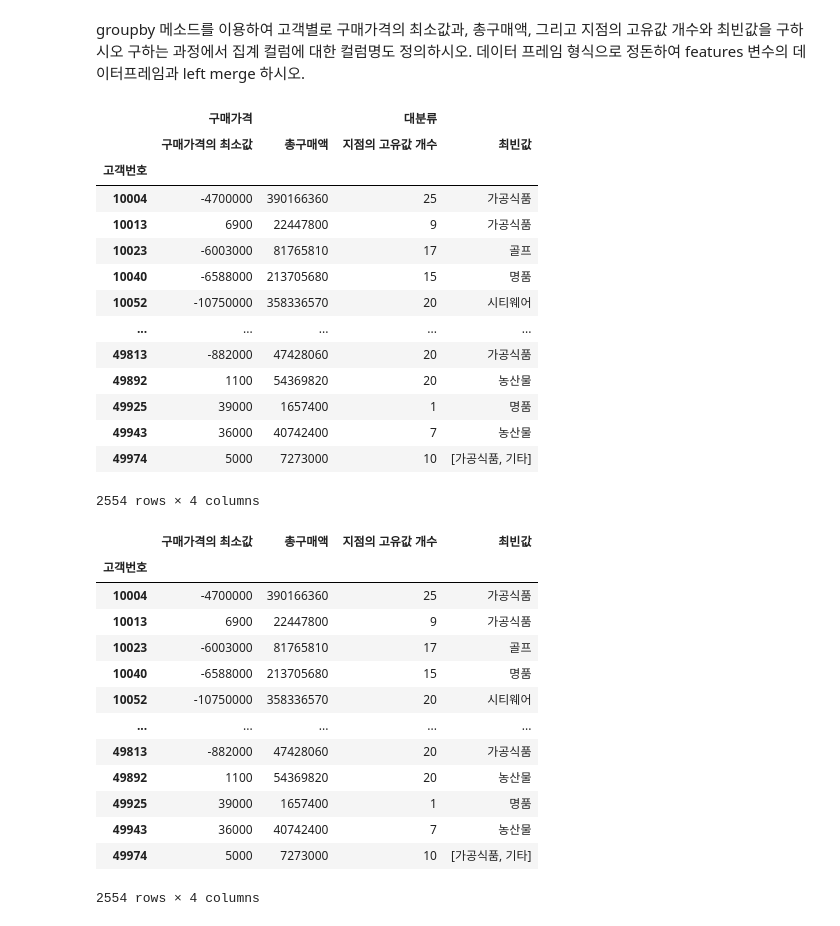
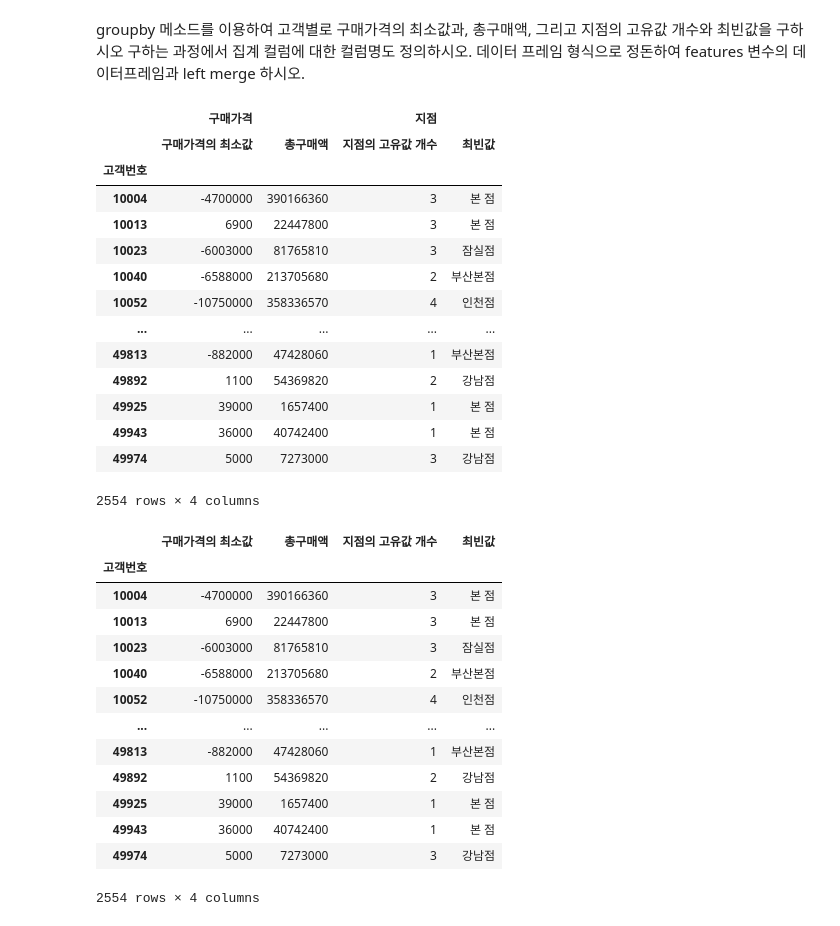
Before and after one commit to DoItSon/playdata, a Jupyter notebook: Python2/09_Pandas를_이용한_전처리.ipynb, the cells around one changed output. Saved outputs shown, nothing was run; the diff lists cells and outputs as text; code cells hidden in the pictures.

```diff
--- a/Python2/09_Pandas를_이용한_전처리.ipynb
+++ b/Python2/09_Pandas를_이용한_전처리.ipynb
@@ -1473,29 +1485,29 @@ features 변수의 데이터프레임과 left merge 하시오.
 # %%
 agg_dict = {"구매가격":[
     ("구매가격의 최소값","min"),
     ("총구매액","sum")
     ],
-            "대분류":[
+            "지점":[
                 ("지점의 고유값 개수","nunique"),
                 ("최빈값",lambda x : x.mode())
                 ]}
 tmp = df.groupby("고객번호").agg(agg_dict)
 tmp
 # %% [output]
-|  | 구매가격 |  | 대분류 |  |
+|  | 구매가격 |  | 지점 |  |
 |  | 구매가격의 최소값 | 총구매액 | 지점의 고유값 개수 | 최빈값 |
 | 고객번호 |  |  |  |  |
-| 10004 | -4700000 | 390166360 | 25 | 가공식품 |
-| 10013 | 6900 | 22447800 | 9 | 가공식품 |
-| 10023 | -6003000 | 81765810 | 17 | 골프 |
-| 10040 | -6588000 | 213705680 | 15 | 명품 |
-| 10052 | -10750000 | 358336570 | 20 | 시티웨어 |
+| 10004 | -4700000 | 390166360 | 3 | 본 점 |
+| 10013 | 6900 | 22447800 | 3 | 본 점 |
+| 10023 | -6003000 | 81765810 | 3 | 잠실점 |
+| 10040 | -6588000 | 213705680 | 2 | 부산본점 |
+| 10052 | -10750000 | 358336570 | 4 | 인천점 |
 | ... | ... | ... | ... | ... |
-| 49813 | -882000 | 47428060 | 20 | 가공식품 |
-| 49892 | 1100 | 54369820 | 20 | 농산물 |
-| 49925 | 39000 | 1657400 | 1 | 명품 |
-| 49943 | 36000 | 40742400 | 7 | 농산물 |
-| 49974 | 5000 | 7273000 | 10 | [가공식품, 기타] |
+| 49813 | -882000 | 47428060 | 1 | 부산본점 |
+| 49892 | 1100 | 54369820 | 2 | 강남점 |
+| 49925 | 39000 | 1657400 | 1 | 본 점 |
+| 49943 | 36000 | 40742400 | 1 | 본 점 |
+| 49974 | 5000 | 7273000 | 3 | 강남점 |
 2554 rows × 4 columns
 # %%
 tmp.columns = tmp.columns.droplevel()
@@ -1503,17 +1515,17 @@ tmp
 # %% [output]
 |  | 구매가격의 최소값 | 총구매액 | 지점의 고유값 개수 | 최빈값 |
 | 고객번호 |  |  |  |  |
-| 10004 | -4700000 | 390166360 | 25 | 가공식품 |
-| 10013 | 6900 | 22447800 | 9 | 가공식품 |
-| 10023 | -6003000 | 81765810 | 17 | 골프 |
-| 10040 | -6588000 | 213705680 | 15 | 명품 |
-| 10052 | -10750000 | 358336570 | 20 | 시티웨어 |
+| 10004 | -4700000 | 390166360 | 3 | 본 점 |
+| 10013 | 6900 | 22447800 | 3 | 본 점 |
+| 10023 | -6003000 | 81765810 | 3 | 잠실점 |
+| 10040 | -6588000 | 213705680 | 2 | 부산본점 |
+| 10052 | -10750000 | 358336570 | 4 | 인천점 |
 | ... | ... | ... | ... | ... |
-| 49813 | -882000 | 47428060 | 20 | 가공식품 |
-| 49892 | 1100 | 54369820 | 20 | 농산물 |
-| 49925 | 39000 | 1657400 | 1 | 명품 |
-| 49943 | 36000 | 40742400 | 7 | 농산물 |
-| 49974 | 5000 | 7273000 | 10 | [가공식품, 기타] |
+| 49813 | -882000 | 47428060 | 1 | 부산본점 |
+| 49892 | 1100 | 54369820 | 2 | 강남점 |
+| 49925 | 39000 | 1657400 | 1 | 본 점 |
+| 49943 | 36000 | 40742400 | 1 | 본 점 |
+| 49974 | 5000 | 7273000 | 3 | 강남점 |
 2554 rows × 4 columns
 # %%
 features = pd.merge(tmp,features,how="left",on="고객번호")
```
Also changed, not shown: parts of 11 cells of this notebook.
